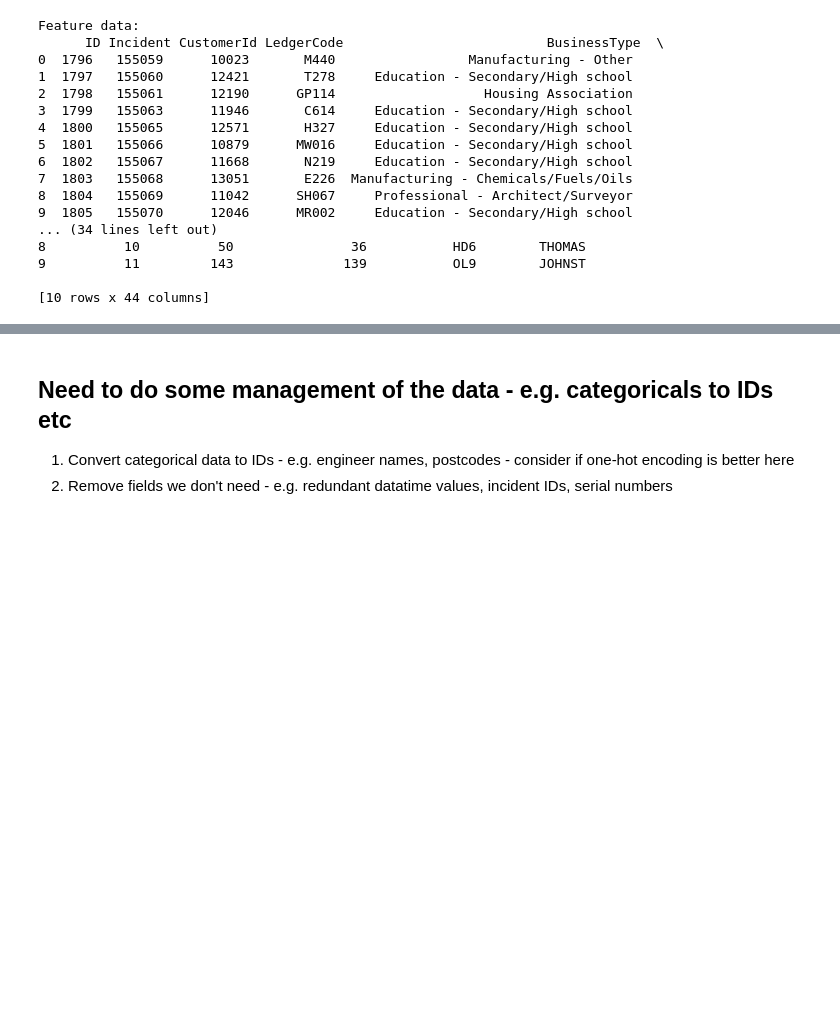
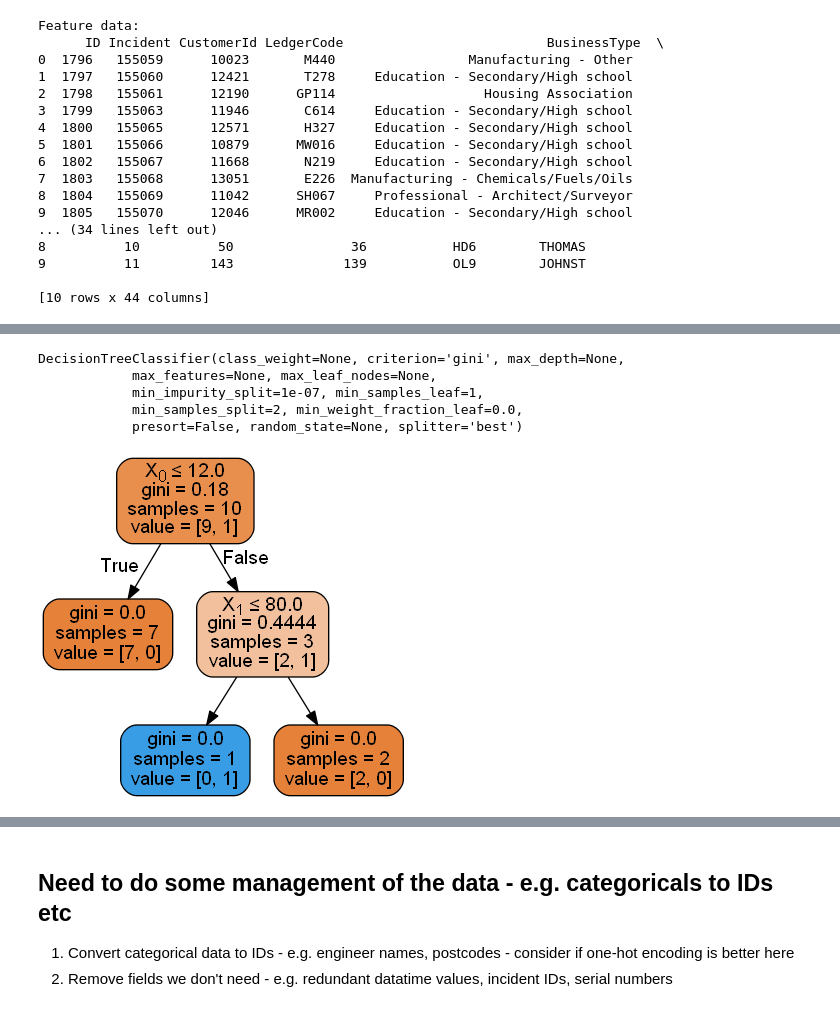
Before and after one commit to NeilMaude/PanIntelligence, a Jupyter notebook: Smart Analytics/PanAnalysis Data Exploration.ipynb, the cells around one changed output, grey strips where cells are left out. Drawn from its saved outputs; the diff is of its cells as text; code cells hidden in the pictures; blank space fills up the shorter version.

```diff
--- a/Smart Analytics/PanAnalysis Data Exploration.ipynb
+++ b/Smart Analytics/PanAnalysis Data Exploration.ipynb
@@ -147,3 +147,7 @@ Feature data:
 9          11         143              139           OL9        JOHNST
 
 [10 rows x 44 columns]
+# %%
+y_repeat = y.map(lambda x: x == 'REPEAT')
+print(y_repeat)
+print(y)
@@ -149,0 +172,3 @@ Feature data:
+# %%
+df_times = df2[['AttendHour','CallMinutes','MinutesToAttend']].copy()
+print (df_times)
@@ -149,0 +187,11 @@ Feature data:
+# %%
+# Now build a decision tree classifier on this data
+from sklearn.tree import DecisionTreeClassifier
+dtree=DecisionTreeClassifier()
+dtree.fit(df_times,y_repeat)
+# %% [output]
+DecisionTreeClassifier(class_weight=None, criterion='gini', max_depth=None,
+            max_features=None, max_leaf_nodes=None,
+            min_impurity_split=1e-07, min_samples_leaf=1,
+            min_samples_split=2, min_weight_fraction_leaf=0.0,
+            presort=False, random_state=None, splitter='best')
@@ -149,0 +205,9 @@ Feature data:
+# %%
+dot_data = StringIO()
+export_graphviz(dtree, out_file=dot_data,
+                filled=True, rounded=True,
+                special_characters=True)
+graph = pydotplus.graph_from_dot_data(dot_data.getvalue())
+Image(graph.create_png())
+# %% [output]
+[figure, added]
```
Also changed, not shown: parts of 8 cells of this notebook, 1 other file.
